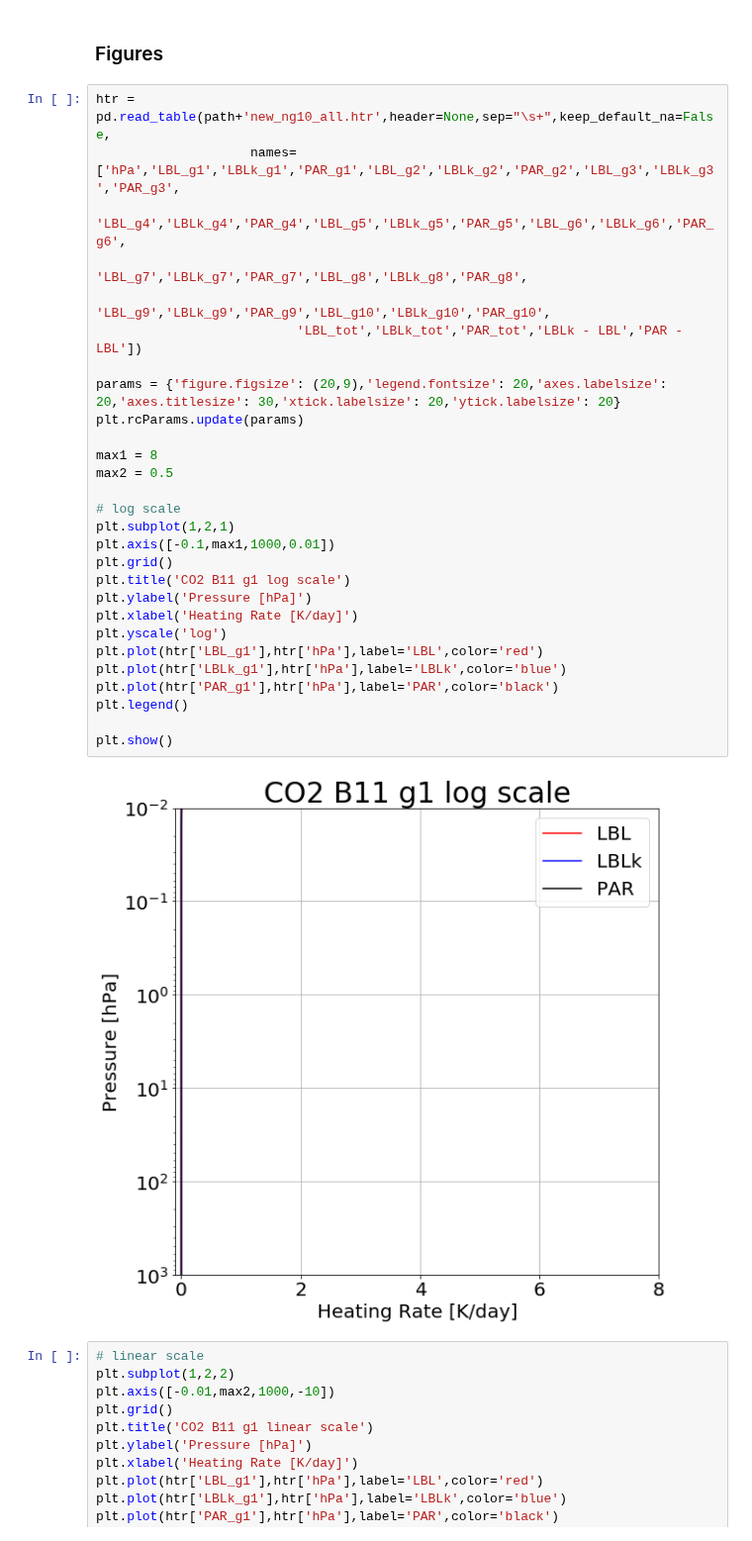
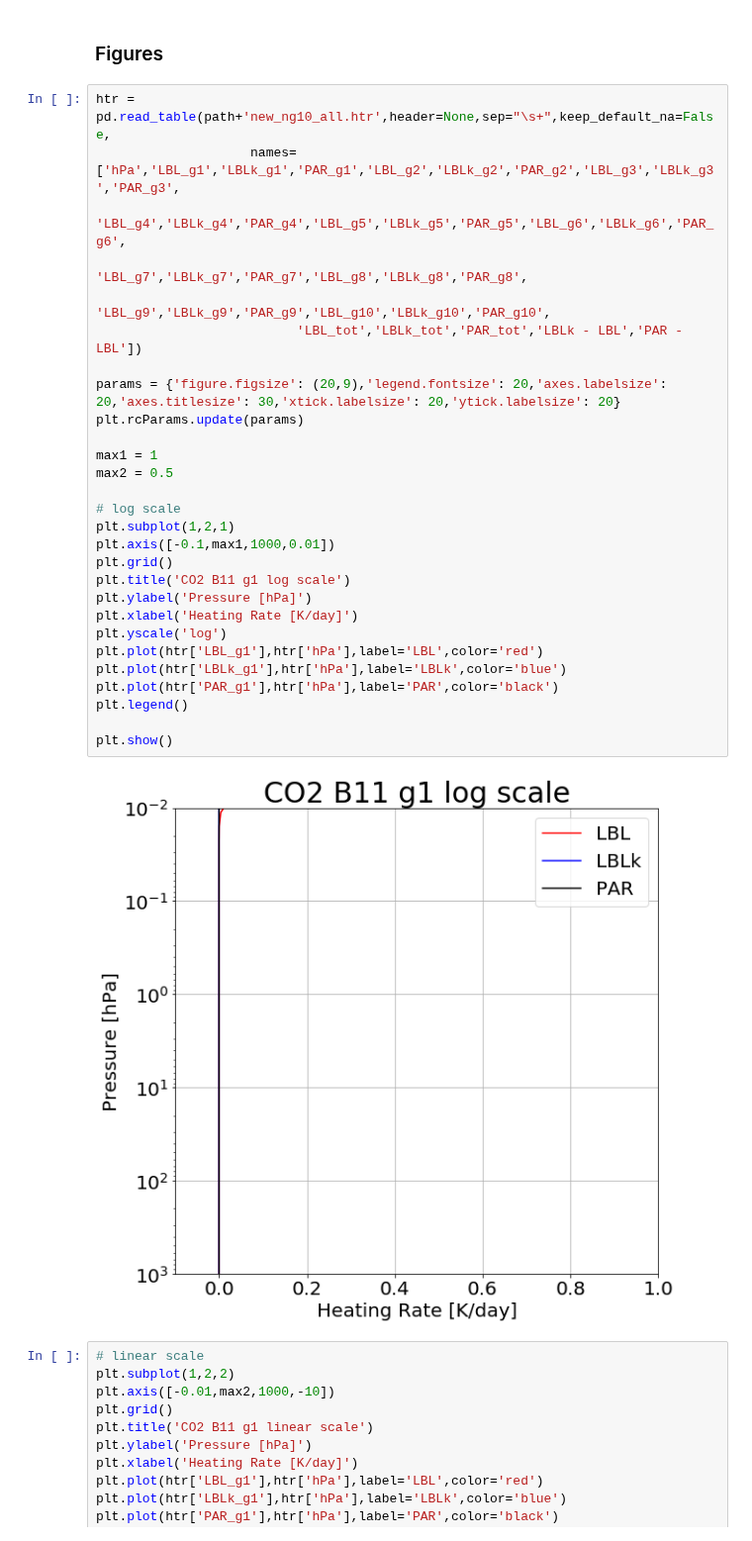
Before and after one commit to kimbuyo/Radiation_SW, a Jupyter notebook: Param/CO2/B11/190213_Result/CO2x1/CO2_B11_cosz1.0_mls75_result.ipynb, the cells around one changed output. Shown at 99% size. Saved outputs shown, nothing was run; the diff lists cells and outputs as text.

```diff
--- a/Param/CO2/B11/190213_Result/CO2x1/CO2_B11_cosz1.0_mls75_result.ipynb
+++ b/Param/CO2/B11/190213_Result/CO2x1/CO2_B11_cosz1.0_mls75_result.ipynb
@@ -73,33 +73,33 @@ Download: CO2_B11_cosz1.0_mls75_flux.csv
 # %%
 htr = pd.read_table(path+'new_ng10_all.htr',header=None,sep="\s+",keep_default_na=False,
                     names=['hPa','LBL_g1','LBLk_g1','PAR_g1','LBL_g2','LBLk_g2','PAR_g2','LBL_g3','LBLk_g3','PAR_g3',
                           'LBL_g4','LBLk_g4','PAR_g4','LBL_g5','LBLk_g5','PAR_g5','LBL_g6','LBLk_g6','PAR_g6',
                           'LBL_g7','LBLk_g7','PAR_g7','LBL_g8','LBLk_g8','PAR_g8',
                           'LBL_g9','LBLk_g9','PAR_g9','LBL_g10','LBLk_g10','PAR_g10',
                           'LBL_tot','LBLk_tot','PAR_tot','LBLk - LBL','PAR - LBL'])
 
 params = {'figure.figsize': (20,9),'legend.fontsize': 20,'axes.labelsize': 20,'axes.titlesize': 30,'xtick.labelsize': 20,'ytick.labelsize': 20}
 plt.rcParams.update(params)
 
-max1 = 8
+max1 = 1
 max2 = 0.5
 
 # log scale
 plt.subplot(1,2,1)
 plt.axis([-0.1,max1,1000,0.01])
 plt.grid()
 plt.title('CO2 B11 g1 log scale')
 plt.ylabel('Pressure [hPa]')
 plt.xlabel('Heating Rate [K/day]')
 plt.yscale('log')
 plt.plot(htr['LBL_g1'],htr['hPa'],label='LBL',color='red')
 plt.plot(htr['LBLk_g1'],htr['hPa'],label='LBLk',color='blue')
 plt.plot(htr['PAR_g1'],htr['hPa'],label='PAR',color='black')
 plt.legend()
 
 plt.show()
 # %% [output]
-[figure, old version]
+[figure, new version]
 # %%
 # linear scale
 plt.subplot(1,2,2)
```
Also changed, not shown: parts of 10 cells of this notebook.
